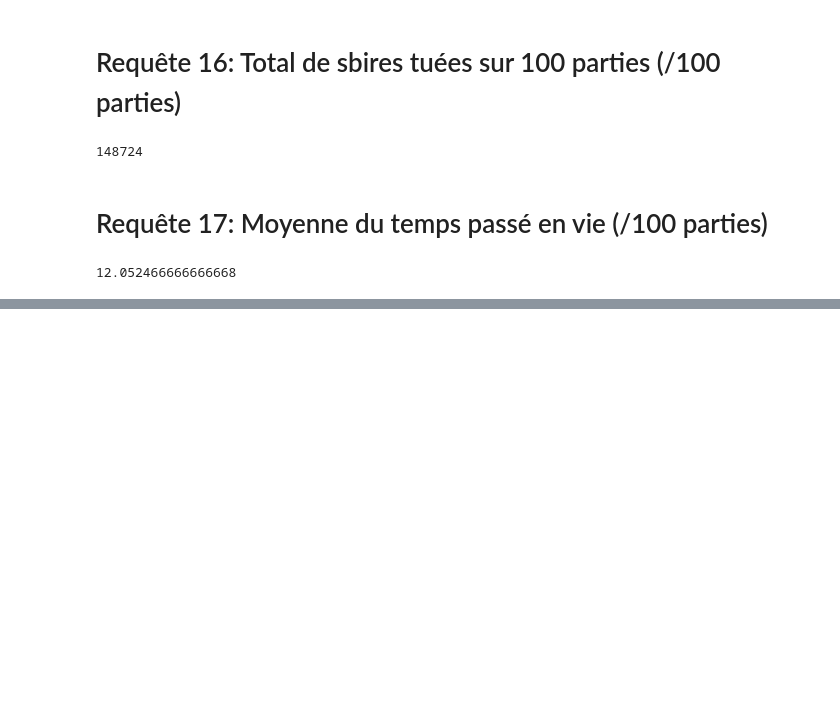
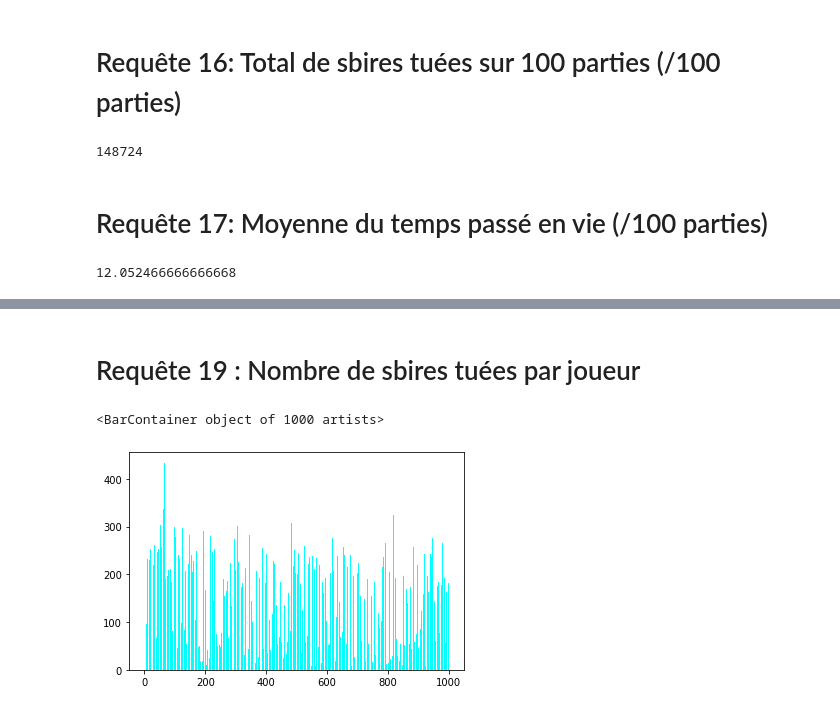
Before and after one commit to chainzthec/nosql-project, a Jupyter notebook: python/pyriot.ipynb, the cells around one changed output, grey strips where cells are left out. Saved outputs shown, nothing was run; the diff lists cells and outputs as text; code cells hidden in the pictures; blank space fills up the shorter version.

```diff
--- a/python/pyriot.ipynb
+++ b/python/pyriot.ipynb
@@ -169,0 +182,11 @@ pyriot.avg_living_time(matches)
+# %% [markdown]
+# Requête 19 : Nombre de sbires tuées par joueur
+# %%
+y = pyriot.graph_minions_killed(matches)
+N = len(y)
+x = range(N)
+width = 1/1.5
+plt.bar(x, y, width, color="cyan")
+# %% [output]
+<BarContainer object of 1000 artists>
+[figure, added]
```
Also changed, not shown: parts of 8 cells of this notebook, 1 other file.
